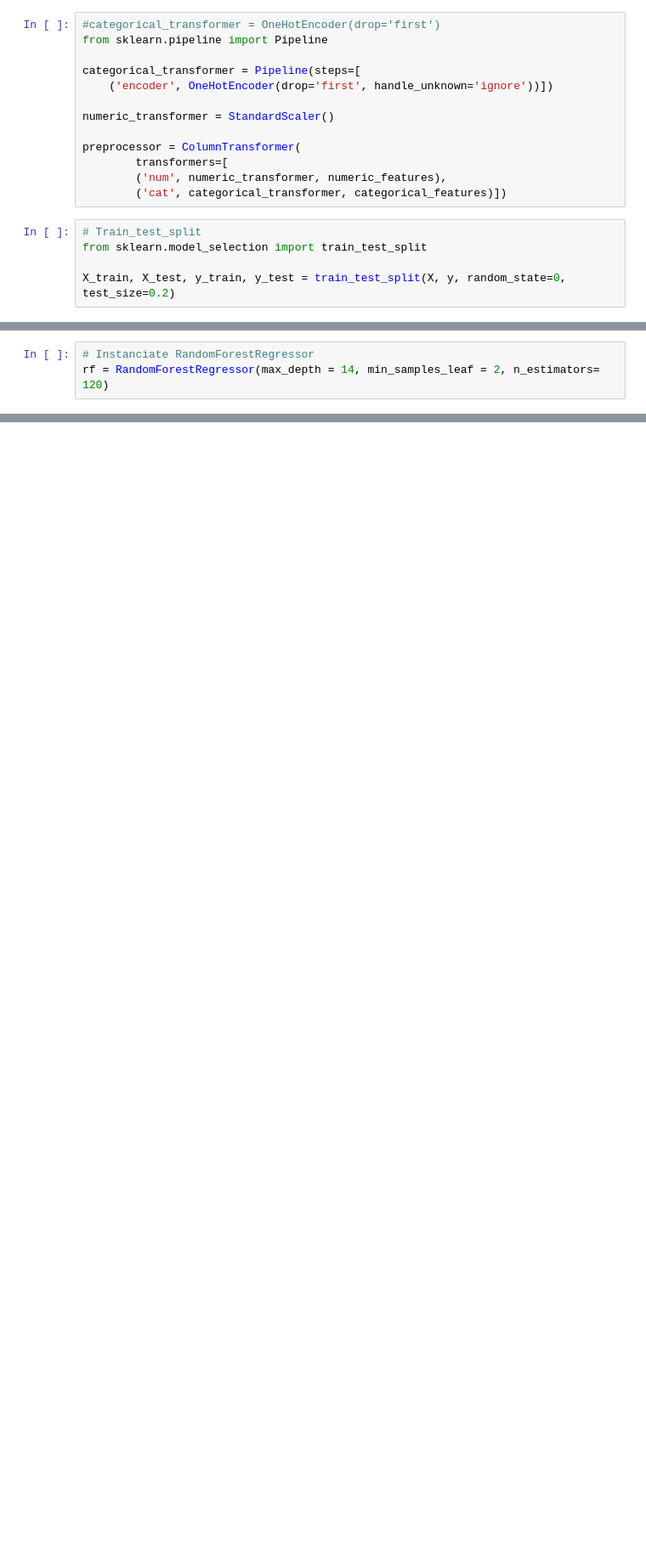
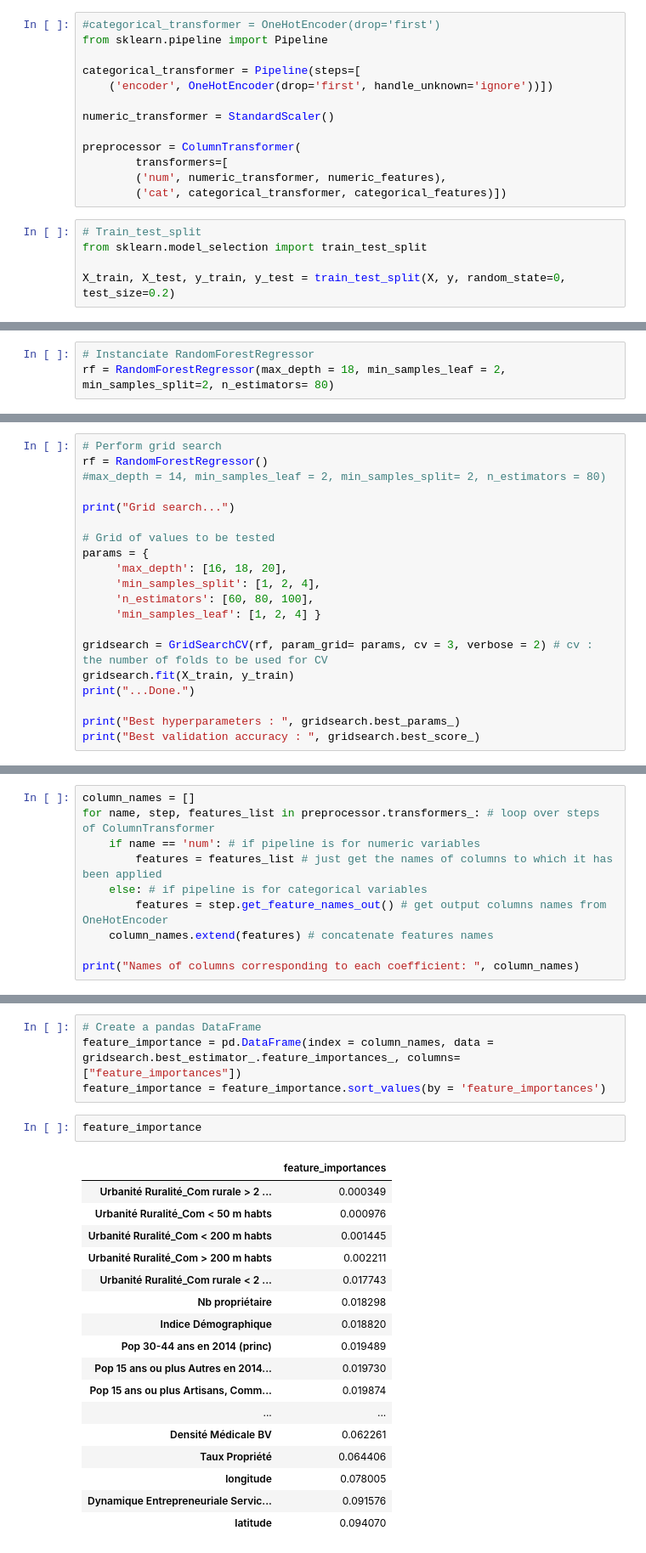
Before and after one commit to AlexCapX/Medical_deserts, a Jupyter notebook: Medical_deserts_Work_JD_RandomForestRegressor best features.ipynb, the cells around one changed output, grey strips where cells are left out. Shown at 85% size. Drawn from its saved outputs; the diff is of its cells as text; blank space fills up the shorter version.

Commit message:
GS-RF 30 best features et PCA+RF sur 30 best features

```diff
--- a/Medical_deserts_Work_JD_RandomForestRegressor best features.ipynb
+++ b/Medical_deserts_Work_JD_RandomForestRegressor best features.ipynb
@@ -223,6 +251,6 @@ array([[-0.17436763, -0.42047067,  1.11545852, ..., -0.34755044,
 # %%
 # Instanciate RandomForestRegressor
-rf = RandomForestRegressor(max_depth = 14, min_samples_leaf = 2, n_estimators= 120)
+rf = RandomForestRegressor(max_depth = 18, min_samples_leaf = 2, min_samples_split=2, n_estimators= 80)
 # %%
 rf.fit(X_train, y_train)
 # %% [output]
@@ -241,0 +273,20 @@ R2 score on test set :  0.4037448584655441
+# %%
+# Perform grid search
+rf = RandomForestRegressor()
+#max_depth = 14, min_samples_leaf = 2, min_samples_split= 2, n_estimators = 80)
+
+print("Grid search...")
+
+# Grid of values to be tested
+params = {
+     'max_depth': [16, 18, 20],
+     'min_samples_split': [1, 2, 4],
+     'n_estimators': [60, 80, 100],
+     'min_samples_leaf': [1, 2, 4] }
+
+gridsearch = GridSearchCV(rf, param_grid= params, cv = 3, verbose = 2) # cv : the number of folds to be used for CV
+gridsearch.fit(X_train, y_train)
+print("...Done.")
+
+print("Best hyperparameters : ", gridsearch.best_params_)
+print("Best validation accuracy : ", gridsearch.best_score_)
@@ -241,0 +337,10 @@ R2 score on test set :  0.4037448584655441
+# %%
+column_names = []
+for name, step, features_list in preprocessor.transformers_: # loop over steps of ColumnTransformer
+    if name == 'num': # if pipeline is for numeric variables
+        features = features_list # just get the names of columns to which it has been applied
+    else: # if pipeline is for categorical variables
+        features = step.get_feature_names_out() # get output columns names from OneHotEncoder
+    column_names.extend(features) # concatenate features names
+
+print("Names of columns corresponding to each coefficient: ", column_names)
@@ -241,0 +349,24 @@ R2 score on test set :  0.4037448584655441
+# %%
+# Create a pandas DataFrame
+feature_importance = pd.DataFrame(index = column_names, data = gridsearch.best_estimator_.feature_importances_, columns=["feature_importances"])
+feature_importance = feature_importance.sort_values(by = 'feature_importances')
+# %%
+feature_importance
+# %% [output]
+|  | feature_importances |
+| Urbanité Ruralité_Com rurale > 2 ... | 0.000349 |
+| Urbanité Ruralité_Com < 50 m habts | 0.000976 |
+| Urbanité Ruralité_Com < 200 m habts | 0.001445 |
+| Urbanité Ruralité_Com > 200 m habts | 0.002211 |
+| Urbanité Ruralité_Com rurale < 2 ... | 0.017743 |
+| Nb propriétaire | 0.018298 |
+| Indice Démographique | 0.018820 |
+| Pop 30-44 ans en 2014 (princ) | 0.019489 |
+| Pop 15 ans ou plus Autres en 2014... | 0.019730 |
+| Pop 15 ans ou plus Artisans, Comm... | 0.019874 |
+| ... | ... |
+| Densité Médicale BV | 0.062261 |
+| Taux Propriété | 0.064406 |
+| longitude | 0.078005 |
+| Dynamique Entrepreneuriale Servic... | 0.091576 |
+| latitude | 0.094070 |
```
Also changed, not shown: parts of 27 cells of this notebook, 1 other file.
